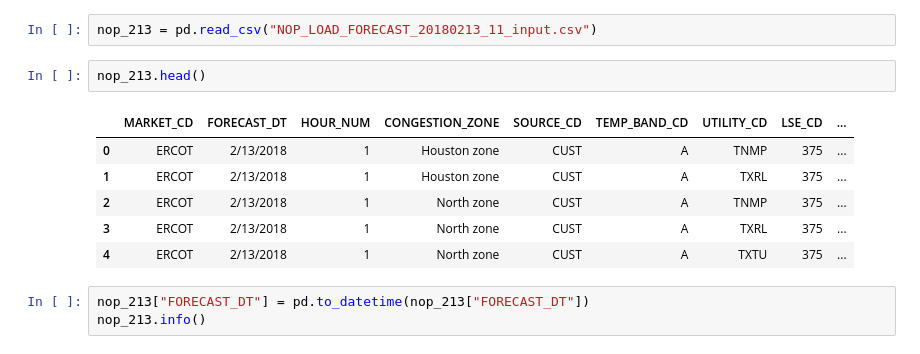
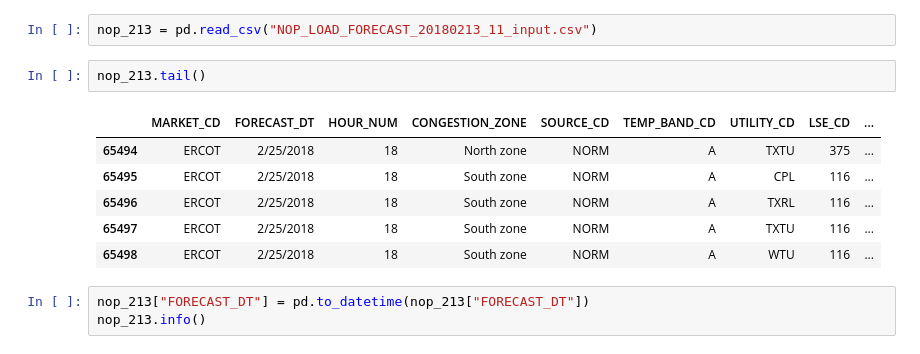
Before and after one commit to lindseyberlin/houston-ds-042219-time-series-pair-lab, a Jupyter notebook: Time_Series_Lab.ipynb, the cells around one changed output. Drawn from its saved outputs; the diff is of its cells as text.

```diff
--- a/Time_Series_Lab.ipynb
+++ b/Time_Series_Lab.ipynb
@@ -47,14 +47,14 @@ from timeit import default_timer as timer
 # %%
 nop_213 = pd.read_csv("NOP_LOAD_FORECAST_20180213_11_input.csv")
 # %%
-nop_213.head()
+nop_213.tail()
 # %% [output]
 |  | MARKET_CD | FORECAST_DT | HOUR_NUM | CONGESTION_ZONE | SOURCE_CD | TEMP_BAND_CD | UTILITY_CD | LSE_CD | ... |
-| 0 | ERCOT | 2/13/2018 | 1 | Houston zone | CUST | A | TNMP | 375 | ... |
-| 1 | ERCOT | 2/13/2018 | 1 | Houston zone | CUST | A | TXRL | 375 | ... |
-| 2 | ERCOT | 2/13/2018 | 1 | North zone | CUST | A | TNMP | 375 | ... |
-| 3 | ERCOT | 2/13/2018 | 1 | North zone | CUST | A | TXRL | 375 | ... |
-| 4 | ERCOT | 2/13/2018 | 1 | North zone | CUST | A | TXTU | 375 | ... |
+| 65494 | ERCOT | 2/25/2018 | 18 | North zone | NORM | A | TXTU | 375 | ... |
+| 65495 | ERCOT | 2/25/2018 | 18 | South zone | NORM | A | CPL | 116 | ... |
+| 65496 | ERCOT | 2/25/2018 | 18 | South zone | NORM | A | TXRL | 116 | ... |
+| 65497 | ERCOT | 2/25/2018 | 18 | South zone | NORM | A | TXTU | 116 | ... |
+| 65498 | ERCOT | 2/25/2018 | 18 | South zone | NORM | A | WTU | 116 | ... |
 # %%
 nop_213["FORECAST_DT"] = pd.to_datetime(nop_213["FORECAST_DT"])
 nop_213.info()
```
